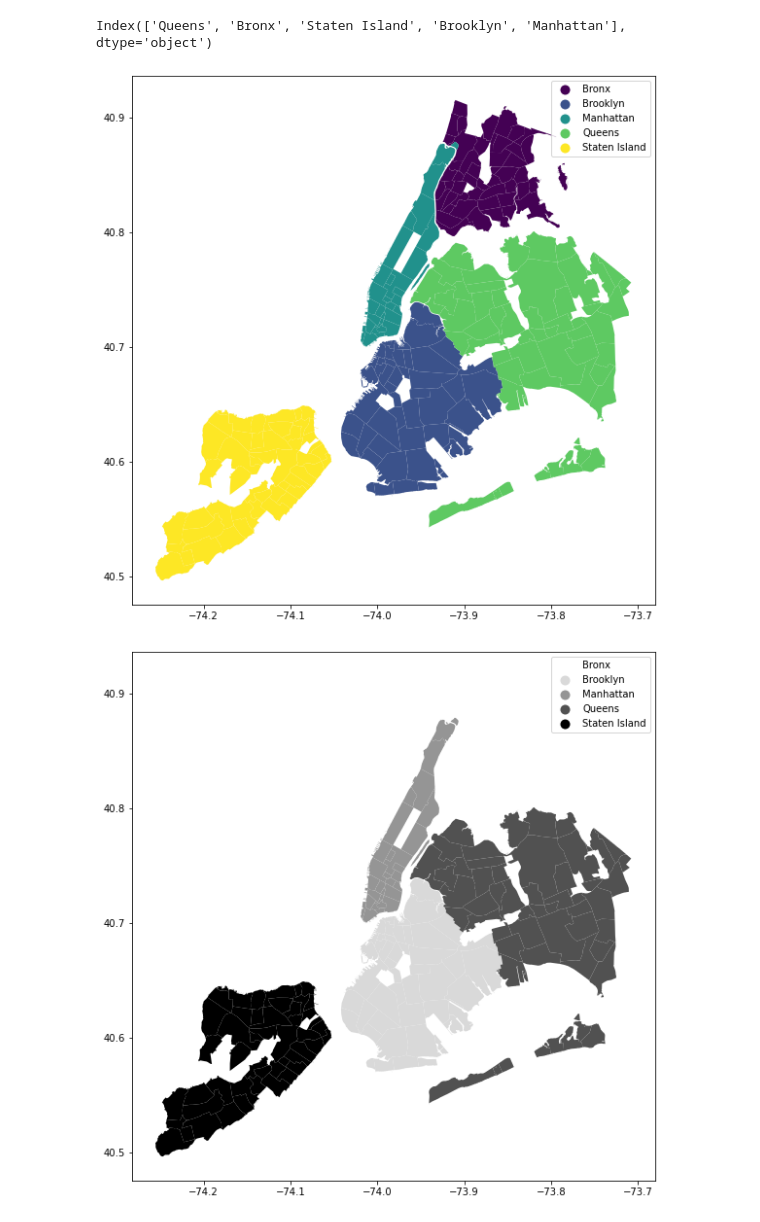
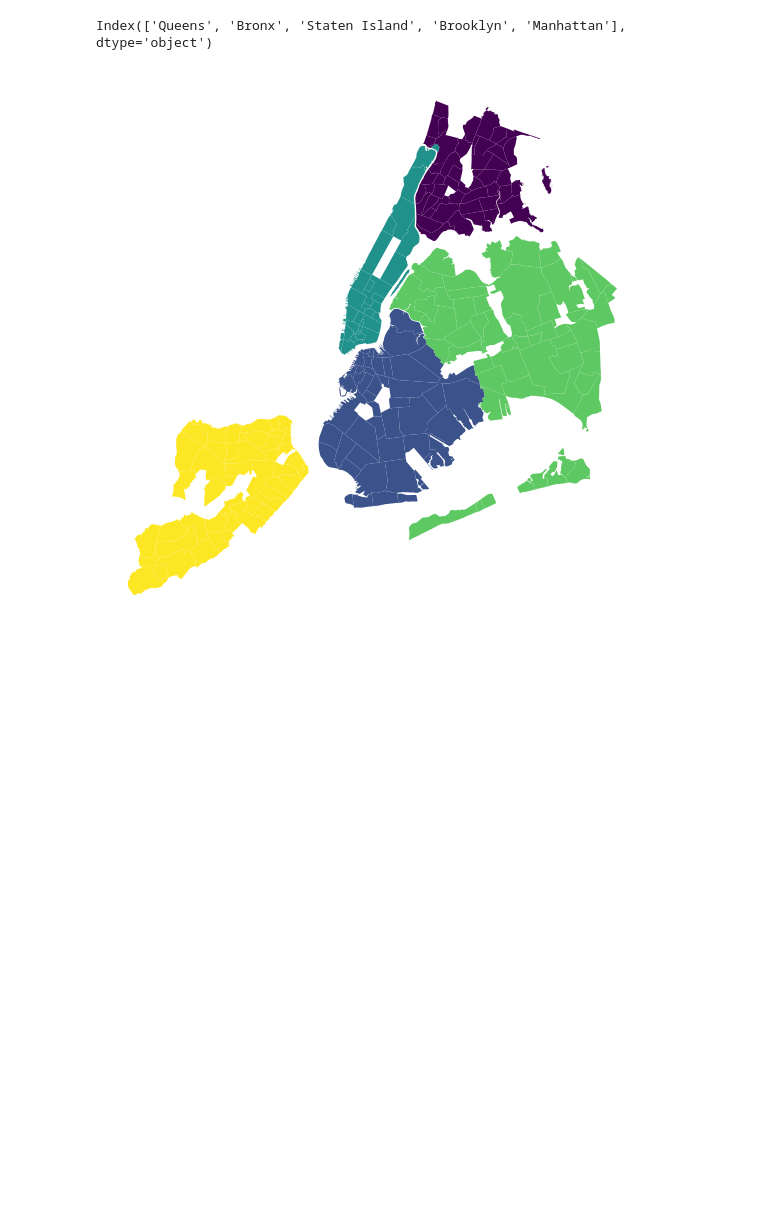
Before and after one commit to admacpherson/NYC-Airbnb-Data-Exploration, a Jupyter notebook: Maps.ipynb, the cells around one changed output. Drawn from its saved outputs; the diff is of its cells as text; code cells hidden in the pictures; blank space fills up the shorter version.

```diff
--- a/Maps.ipynb
+++ b/Maps.ipynb
@@ -28,22 +28,17 @@ Index(['Queens', 'Bronx', 'Staten Island', 'Brooklyn', 'Manhattan'], dtype='obje
 # %%
 # Create a figure and axis for the plot
 fig, ax = plt.subplots(1, 1, figsize=(10, 10))
 
 # Plot the GeoDataFrame in color
-nyc_map.plot(column='neighbourhood_group', ax=ax, legend=True, cmap='viridis')
+nyc_map.plot(column='neighbourhood_group', ax=ax, cmap='viridis')
+
+# Remove the coordinate axes
+ax.axis('off')
 
 # Save the color version
 plt.savefig('nyc_neighbourhoods_map_color.png', dpi=300, bbox_inches='tight')
 
-# Plot a black-and-white version
-fig, ax = plt.subplots(1, 1, figsize=(10, 10))
-nyc_map.plot(column='neighbourhood_group', ax=ax, legend=True, cmap='Greys')
-
-# Save the black-and-white version
-plt.savefig('nyc_neighbourhoods_map_bw.png', dpi=300, bbox_inches='tight')
-
-# Optionally display the plots
+# Display plot
 plt.show()
 # %% [output]
-[figure, old version]
+[figure, new version]
-[figure, removed]
```
Also changed, not shown: parts of 5 cells of this notebook, 2 other files.
